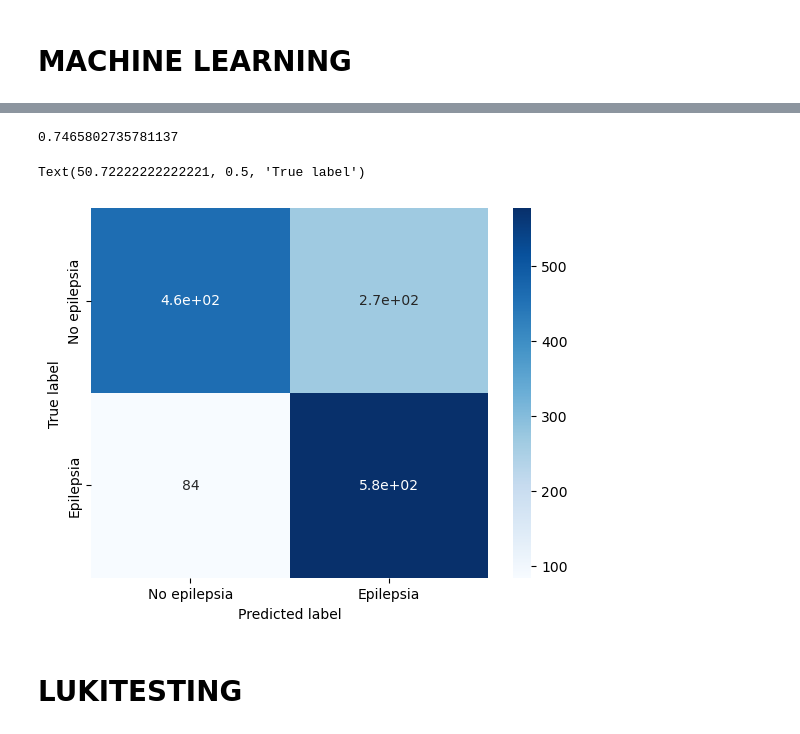
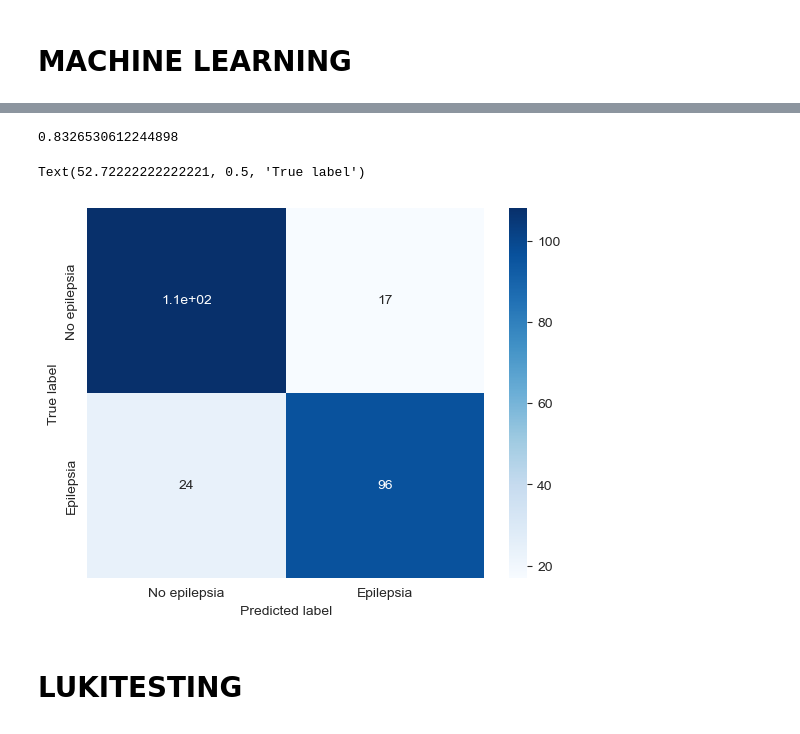
Before and after one commit to gonzagrau/epilepsy_detection, a Jupyter notebook: extract_features_all_lukitest.ipynb, the cells around one changed output, grey strips where cells are left out. Saved outputs shown, nothing was run; the diff lists cells and outputs as text; code cells hidden in the pictures.

```diff
--- a/extract_features_all_lukitest.ipynb
+++ b/extract_features_all_lukitest.ipynb
@@ -150,15 +142,0 @@ df_seg
-# %%
-# Potencia
-more_pot = pot4signals(segments_arr, fs, divisor=1, tipo="relativa")
-pot_names = [f"potRel{band.capitalize()}" for band in BANDAS.keys()]
-
-# Estadistica
-stat_data = stats_features(segments_arr)
-stats_names = list(stat_data.values())[:-1]
-more_stat = stat_data["matriz de features stat"]
-
-# Feature fector
-data_fv = np.hstack((more_pot, more_stat))
-columnas = pot_names + stats_names
-df_fv = pd.DataFrame(data_fv, columns=columnas)
-df_fv
@@ -241,24 +202,24 @@ sns.heatmap(cm_rbf, annot=True, cmap='Blues')
 #     pickle.dump(linear_model, file)
 # %%
-with open(r'pretrained_models/Linear_SVC_wl_2_ALL.pkl', 'rb') as file:
+with open(r'pretrained_models/2-ch-gonza.pkl', 'rb') as file:
     modelo_leido = pickle.load(file)
 
 clasificaciones = ["No epilepsia","Epilepsia"]
 
 
 predictions = modelo_leido.predict(test_x)
 print(accuracy_score(test_y, predictions))
 cm = confusion_matrix(test_y, predictions)
 
 cm_df = pd.DataFrame(data=cm,index=clasificaciones,columns=clasificaciones)
 
 ax = sns.heatmap(cm_df, cmap='Blues', annot=True)
 ax.set_xlabel("Predicted label")
 ax.set_ylabel("True label")
 # %% [output]
-0.7465802735781137
+0.8326530612244898
-Text(50.72222222222221, 0.5, 'True label')
+Text(52.72222222222221, 0.5, 'True label')
-[figure, old version]
+[figure, new version]
 # %% [markdown]
 # LUKITESTING
 # %%
```
Also changed, not shown: parts of 13 cells of this notebook, 6 other files.
